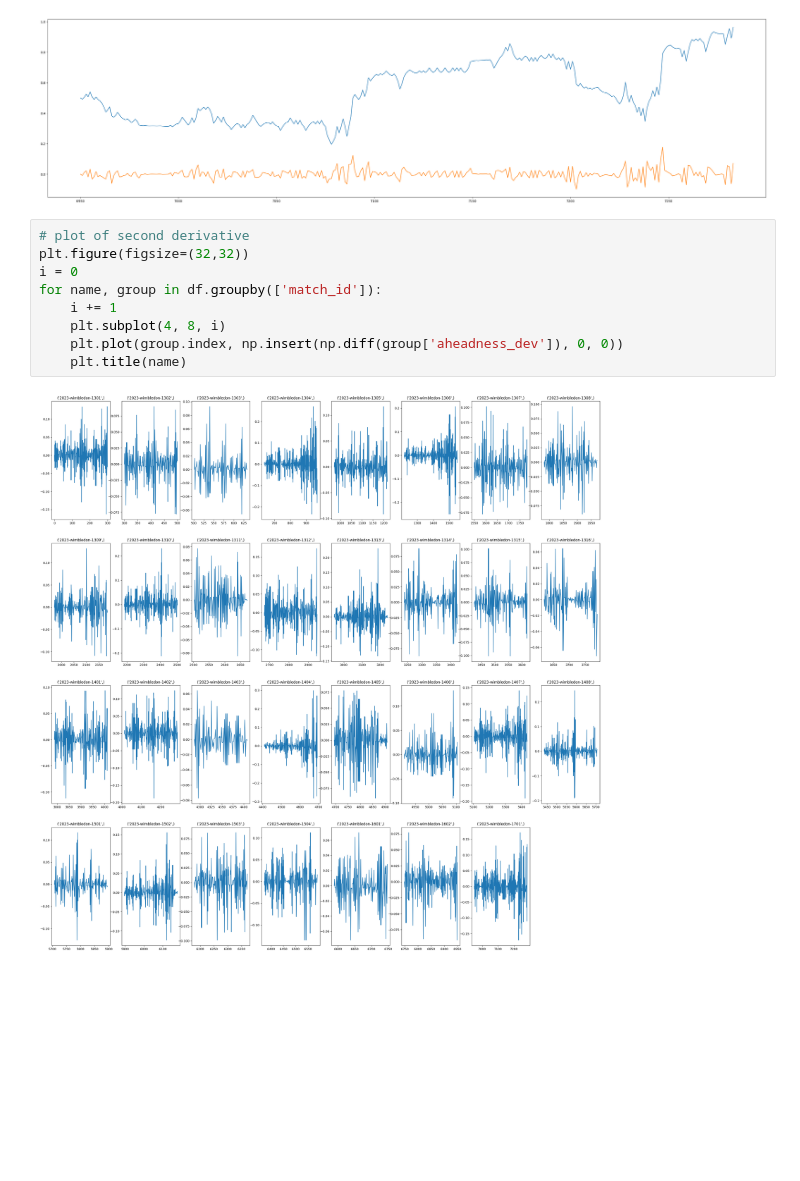
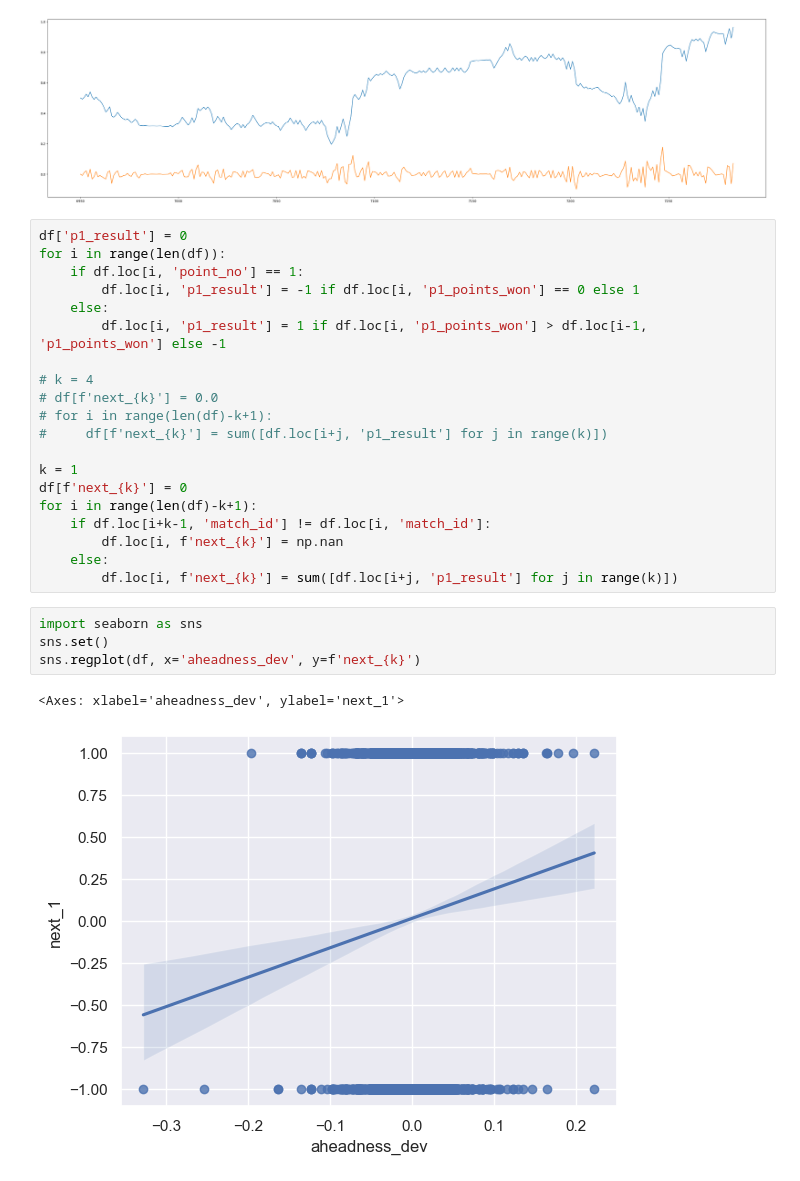
Before and after one commit to thearyanmittal/wimbledon-momentum, a Jupyter notebook: analysis.ipynb, the cells around one changed output. Saved outputs shown, nothing was run; the diff lists cells and outputs as text; blank space fills up the shorter version.

Commit message:
added column for next k points and graphed correlation with momentum

```diff
--- a/analysis.ipynb
+++ b/analysis.ipynb
@@ -61,14 +61,30 @@ plt.plot(df[df['match_id'] == '2023-wimbledon-1701']['aheadness_dev'])
 # %% [output]
 [<matplotlib.lines.Line2D at 0x...>]
 [figure]
-# %%
-# plot of second derivative
-plt.figure(figsize=(32,32))
-i = 0
-for name, group in df.groupby(['match_id']):
-    i += 1
-    plt.subplot(4, 8, i)
-    plt.plot(group.index, np.insert(np.diff(group['aheadness_dev']), 0, 0))
-    plt.title(name)
-# %% [output]
-[figure, removed]
+# %%
+df['p1_result'] = 0
+for i in range(len(df)):
+    if df.loc[i, 'point_no'] == 1:
+        df.loc[i, 'p1_result'] = -1 if df.loc[i, 'p1_points_won'] == 0 else 1
+    else:
+        df.loc[i, 'p1_result'] = 1 if df.loc[i, 'p1_points_won'] > df.loc[i-1, 'p1_points_won'] else -1
+
+# k = 4
+# df[f'next_{k}'] = 0.0
+# for i in range(len(df)-k+1):
+#     df[f'next_{k}'] = sum([df.loc[i+j, 'p1_result'] for j in range(k)])
+
+k = 1
+df[f'next_{k}'] = 0
+for i in range(len(df)-k+1):
+    if df.loc[i+k-1, 'match_id'] != df.loc[i, 'match_id']:
+        df.loc[i, f'next_{k}'] = np.nan
+    else:
+        df.loc[i, f'next_{k}'] = sum([df.loc[i+j, 'p1_result'] for j in range(k)])
+# %%
+import seaborn as sns
+sns.set()
+sns.regplot(df, x='aheadness_dev', y=f'next_{k}')
+# %% [output]
+<Axes: xlabel='aheadness_dev', ylabel='next_1'>
+[figure, added]
```
Also changed, not shown: parts of 1 cell of this notebook, 1 other file.
